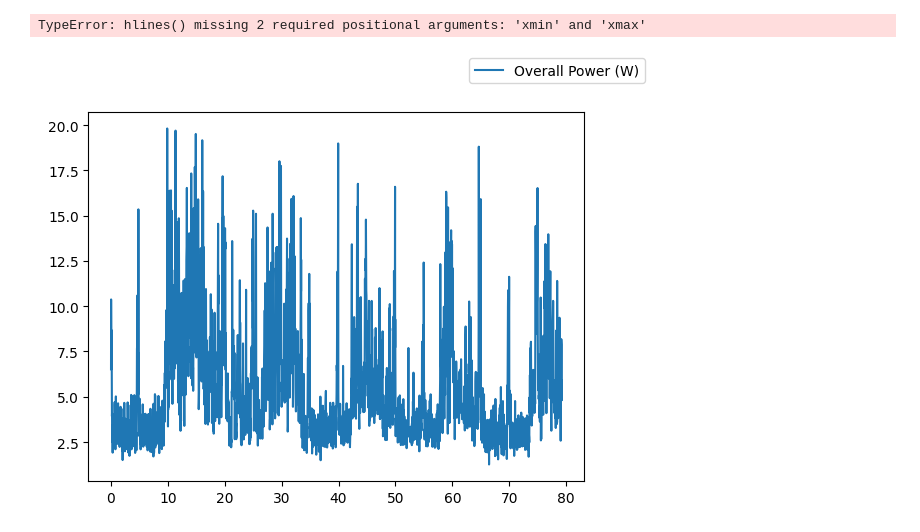
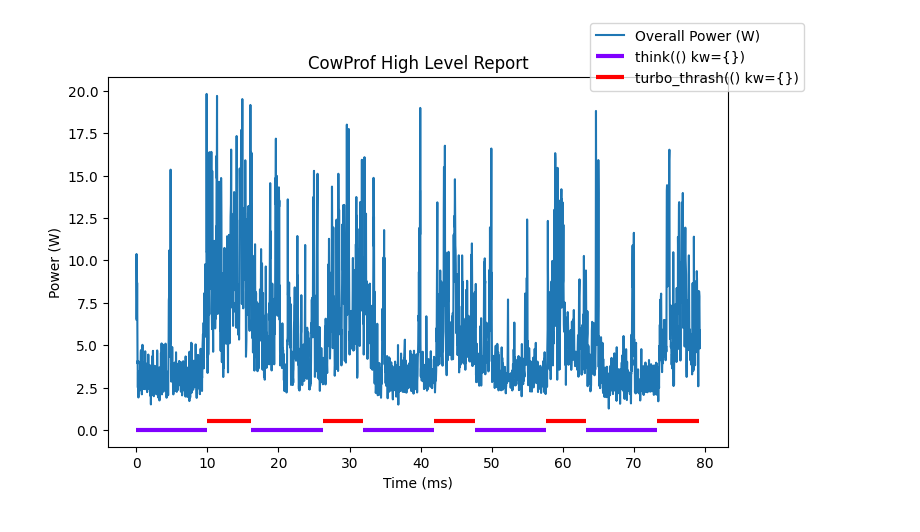
Before and after one commit to patrick-may/Energy-Efficiency-Profiler, a Jupyter notebook: analyze.ipynb, the cells around one changed output. Saved outputs shown, nothing was run; the diff lists cells and outputs as text; code cells hidden in the pictures.

Commit message:
graphic complete

```diff
--- a/analyze.ipynb
+++ b/analyze.ipynb
@@ -1,41 +1,80 @@
 # %%
 import polars as pl
 import matplotlib.pyplot as plt
-import csv
+from matplotlib import cm
 import numpy as np
 
 # getting the power usage statistics
 
 powerdata = "data\power-logs\PowerLog-2023-04-07 14-03-06.295516"
 
-df = pl.read_csv(powerdata)
+pwr = pl.read_csv(powerdata)
 
-df = df.with_columns([
-    pl.col("System Time").str.strptime(pl.Time, fmt="%H:%M:%S:%f",strict=False).cast(pl.Time, strict=False),
+pwr = pwr.with_columns([
+    pl.col("System Time")
+    .str.strptime(pl.Time, fmt="%H:%M:%S:%f",strict=False)
+    .cast(pl.Time, strict=False),
 ])
 
+#getting the timing statistics
 timedata = "data\\intervals\\temp.csv"
 timing = pl.read_csv(timedata)
-#timing.select(pl.cumsum('runtime'))
+
+# filtering and understanding timing data
 timing = timing.with_columns([
     pl.cumsum('runtime').alias("Start") - pl.col('runtime'),
     pl.cumsum('runtime').alias("End"),
 ])
 
-print(timing)
+fig, ax = plt.subplots()
+
+timeline = pwr.select(
+    pl.col("Elapsed Time (sec)"
+))
 
 
-fig, ax = plt.subplots()
+# plot per sample energy data
+ax.plot(timeline, pwr.select(pl.col("Processor Power_0(Watt)")), label= "Overall Power (W)")
 
-timeline = df.select(pl.col("Elapsed Time (sec)"))
-#ax.plot(timeline, df.select(pl.col("Cumulative Processor Energy_0(Joules)")), label="Cumulative Energy (J)")
-ax.plot(timeline, df.select(pl.col("Processor Power_0(Watt)")), label= "Overall Power (W)")
-fig.legend()
-fig.show()
+# get the different unique function headers that are being tracked
+uniqueheads = set(
+    timing.select(
+        pl.col(
+            ["func-head"]
+        )
+    ).to_series()
+    .to_list()
+)
 
+
+# unique colorings for each unique function call
+# Gotten from here: https://stackoverflow.com/questions/8389636/creating-over-20-unique-legend-colors-using-matplotlib
+pairings, shift = {}, 0
+color = iter(cm.rainbow(np.linspace(0, 1, len(uniqueheads))))
+for item in uniqueheads:
+    pairings[item] = [next(color), shift]
+    shift += 0.5
+
+# plot the different functions and where they be
 for row in timing.rows(named=True):
-    print(row)
-plt.hlines(10, )
+    func_name = row["func-head"]
+    unique_color, unique_offset = pairings[func_name]
+    plt.hlines(unique_offset,
+        row["Start"],
+        row["End"],
+        label=row["func-head"],
+        color=unique_color,
+        linewidth=3)
+
+# only use unique labels for repeat func calls
+# from this blog post: https://itecnote.com/tecnote/python-stop-matplotlib-repeating-labels-in-legend/
+handles, labels = plt.gca().get_legend_handles_labels()
+by_label = dict(zip(labels, handles))
+
+plt.title("CowProf High Level Report")
+plt.xlabel("Time (ms)"); plt.ylabel("Power (W)")
+fig.legend(by_label.values(), by_label.keys())
+fig.set_figwidth(8)
 
 #------------------------------------------------------------------------
 # %% [output]
@@ -59,2 +81 @@ shape: (10, 4)
-TypeError: hlines() missing 2 required positional arguments: 'xmin' and 'xmax'
-[figure, old version]
+[figure, new version]
```
Also changed, not shown: parts of 1 cell of this notebook.
